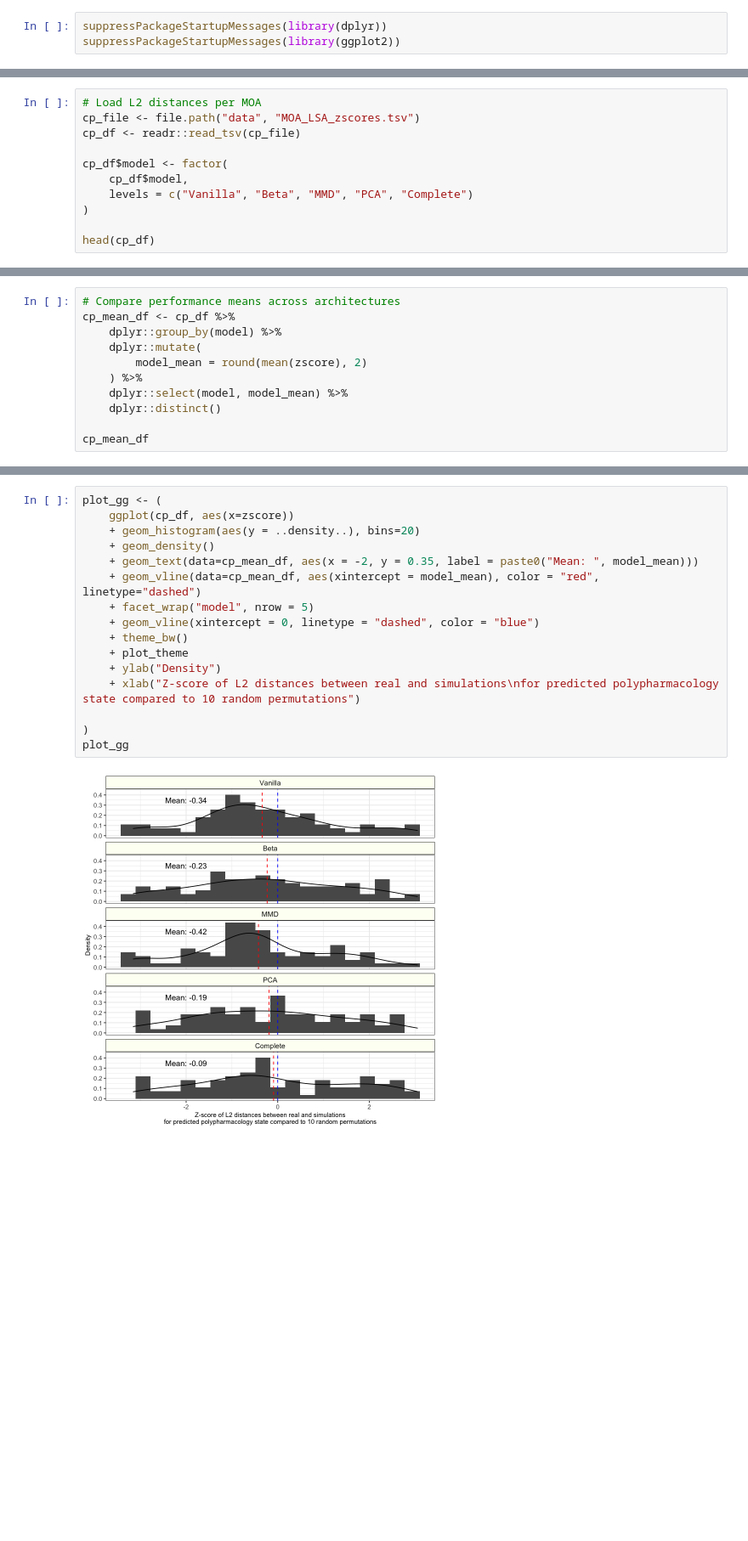
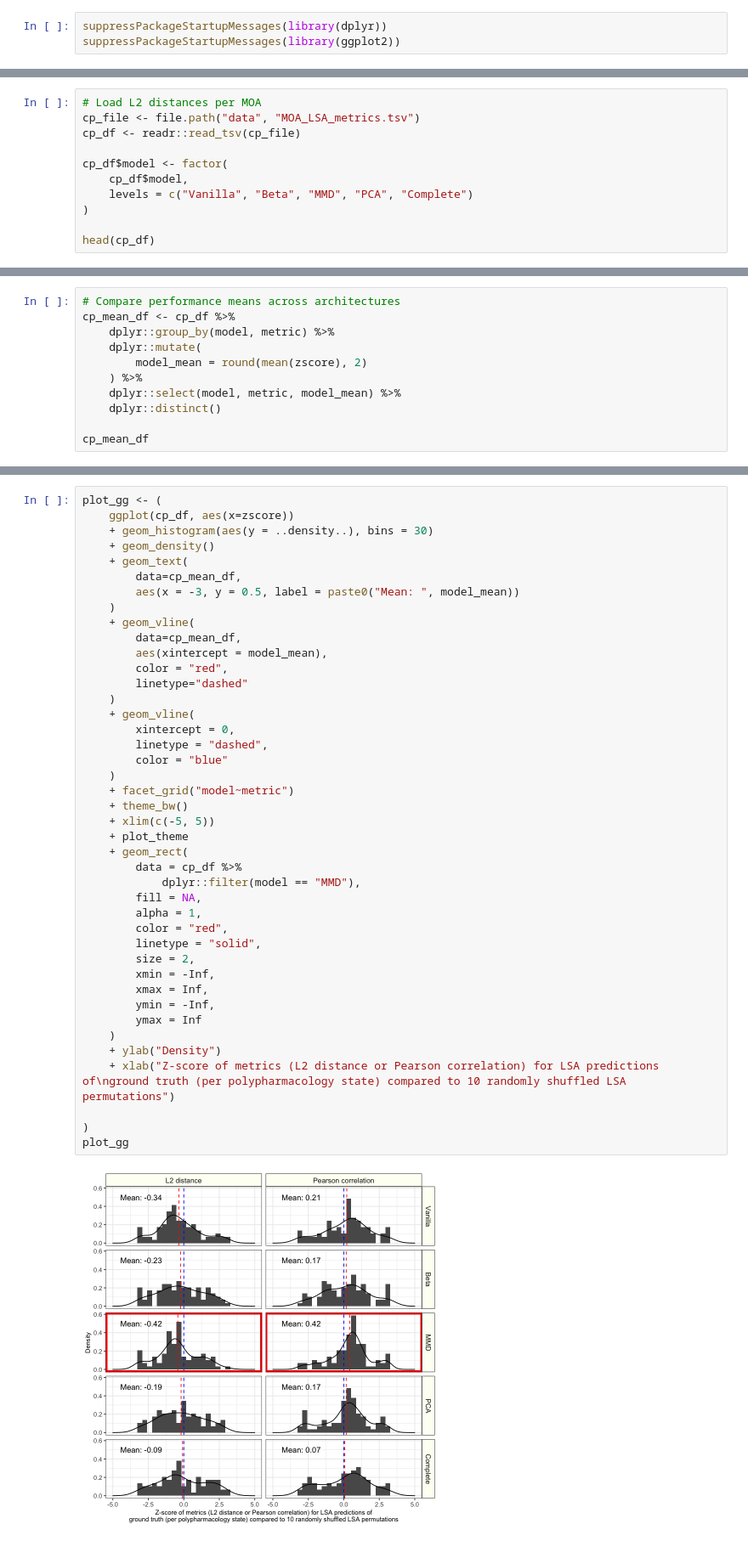
Before and after one commit to broadinstitute/cell-painting-vae, a Jupyter notebook: figures/LSA_results_perMOA.ipynb, the cells around one changed output, grey strips where cells are left out. Shown: that part at 85% size. Saved outputs shown, nothing was run; the diff lists cells and outputs as text; blank space fills up the shorter version.

Commit message:
add pearson facet, red highlight, change x axis label, and change file name

```diff
--- a/figures/LSA_results_perMOA.ipynb
+++ b/figures/LSA_results_perMOA.ipynb
@@ -16,7 +16,7 @@ plot_theme <- theme(
 )
 # %%
 # Load L2 distances per MOA
-cp_file <- file.path("data", "MOA_LSA_zscores.tsv")
+cp_file <- file.path("data", "MOA_LSA_metrics.tsv")
 cp_df <- readr::read_tsv(cp_file)
 
 cp_df$model <- factor(
@@ -48,11 +48,11 @@ A tibble: 6 × 3
 # %%
 # Compare performance means across architectures
 cp_mean_df <- cp_df %>%
-    dplyr::group_by(model) %>%
+    dplyr::group_by(model, metric) %>%
     dplyr::mutate(
         model_mean = round(mean(zscore), 2)
     ) %>%
-    dplyr::select(model, model_mean) %>%
+    dplyr::select(model, metric, model_mean) %>%
     dplyr::distinct()
 
 cp_mean_df
@@ -68,20 +73,46 @@ A grouped_df: 5 × 2
 # %%
 plot_gg <- (
     ggplot(cp_df, aes(x=zscore))
-    + geom_histogram(aes(y = ..density..), bins=20)
+    + geom_histogram(aes(y = ..density..), bins = 30)
     + geom_density()
-    + geom_text(data=cp_mean_df, aes(x = -2, y = 0.35, label = paste0("Mean: ", model_mean)))
-    + geom_vline(data=cp_mean_df, aes(xintercept = model_mean), color = "red", linetype="dashed")
-    + facet_wrap("model", nrow = 5)
-    + geom_vline(xintercept = 0, linetype = "dashed", color = "blue")
+    + geom_text(
+        data=cp_mean_df,
+        aes(x = -3, y = 0.5, label = paste0("Mean: ", model_mean))
+    )
+    + geom_vline(
+        data=cp_mean_df,
+        aes(xintercept = model_mean),
+        color = "red",
+        linetype="dashed"
+    )
+    + geom_vline(
+        xintercept = 0,
+        linetype = "dashed",
+        color = "blue"
+    )
+    + facet_grid("model~metric")
     + theme_bw()
+    + xlim(c(-5, 5))
     + plot_theme
+    + geom_rect(
+        data = cp_df %>%
+            dplyr::filter(model == "MMD"),
+        fill = NA,
+        alpha = 1,
+        color = "red",
+        linetype = "solid",
+        size = 2,
+        xmin = -Inf,
+        xmax = Inf,
+        ymin = -Inf,
+        ymax = Inf
+    )
     + ylab("Density")
-    + xlab("Z-score of L2 distances between real and simulations\nfor predicted polypharmacology state compared to 10 random permutations")
+    + xlab("Z-score of metrics (L2 distance or Pearson correlation) for LSA predictions of\nground truth (per polypharmacology state) compared to 10 randomly shuffled LSA permutations")
 
 )
 plot_gg
 # %% [output]
-[figure, old version]
+[figure, new version]
 # %%
 # Save figure
```
Also changed, not shown: parts of 3 cells of this notebook, 5 other files.
